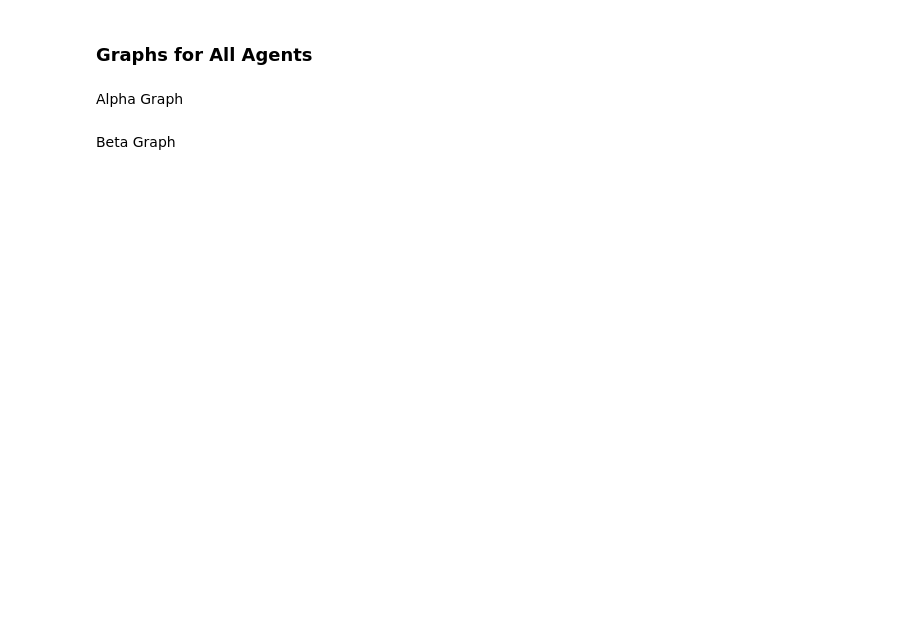
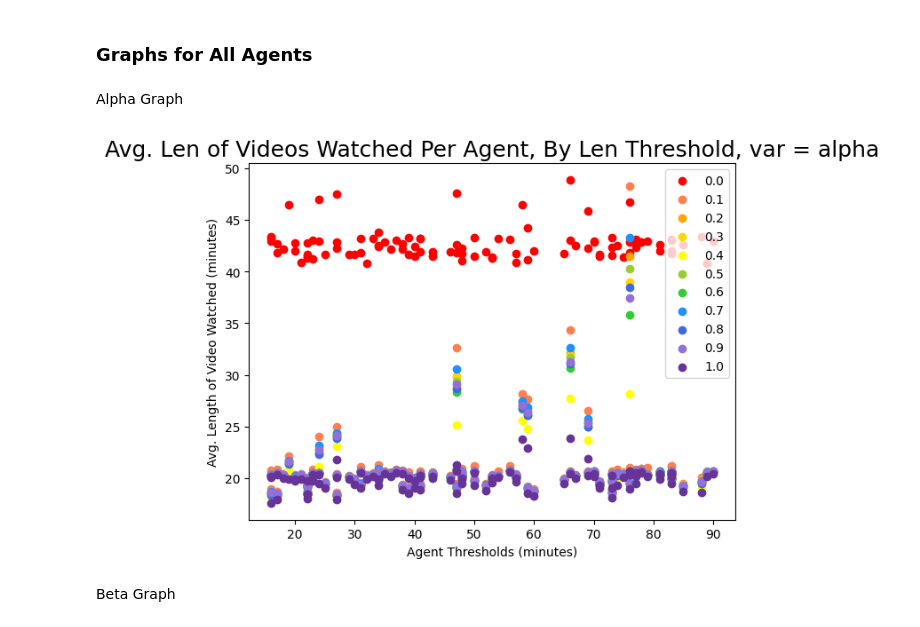
Before and after one commit to snyder-research-group/tools-of-justice, a Jupyter notebook: youtube simulation/experimenting_copy_simulation_notebook.ipynb, the cells around one changed output. Cells and saved outputs as stored; diff of their text form; code cells hidden in the pictures; blank space fills up the shorter version.

```diff
--- a/youtube simulation/experimenting_copy_simulation_notebook.ipynb
+++ b/youtube simulation/experimenting_copy_simulation_notebook.ipynb
@@ -4055,6 +4114,8 @@ if(SCORE_SYSTEM_TOGGLE):
 ### Graphs for All Agents
 # %% [markdown]
 Alpha Graph
+# %%
+var_to_test = 'gamma'
 # %%
 # Avg. Extremeness of Videos Watched Per Agent Regression
 
@@ -4103,41 +4164,48 @@ if(var_to_test == "gamma"):
     for g in range(len(gamma_values)):
         gamma_x = gamma_lines_extr[g][0]
         gamma_y = gamma_lines_extr[g][1]
-        sns.regplot(x = gamma_x, y = gamma_y, lowess=True, scatter = False, label = gamma_values[g], color = colors[g])
+        plt.scatter(gamma_x,gamma_y, color = colors[g], label = gamma_values[g])
+        # sns.regplot(x = gamma_x, y = gamma_y, lowess=True, scatter = False, label = gamma_values[g], color = colors[g])
 
 elif(var_to_test == "alpha"):
     for a in range(len(alpha_values)):
         alpha_x = alpha_lines_lens[a][0]
         alpha_y = alpha_lines_lens[a][1]
-        sns.regplot(x = alpha_x, y = alpha_y, lowess=True, scatter = False, label = alpha_values[a], color = colors[a])
+        plt.scatter(alpha_x,alpha_y, color = colors[a], label = alpha_values[a])
+        # sns.regplot(x = alpha_x, y = alpha_y, lowess=True, scatter = False, label = alpha_values[a], color = colors[a])
 
 
 elif(var_to_test == "beta"):
     for b in range(len(beta_values)):
         beta_x = beta_lines_lens[b][0]
         beta_y = beta_lines_lens[b][1]
-        sns.regplot(x = beta_x, y = beta_y, lowess=True, scatter = False, label = beta_values[b], color = colors[b])
+        plt.scatter(beta_x,beta_y, color = colors[b], label = beta_values[b])
+        # sns.regplot(x = beta_x, y = beta_y, lowess=True, scatter = False, label = beta_values[b], color = colors[b])
 
 elif(var_to_test == "delta"):
     for d in range(len(delta_values)):
         delta_x = delta_lines_lens[d][0]
         delta_y = delta_lines_lens[d][1]
-        sns.regplot(x = delta_x, y = delta_y, lowess=True, scatter = False, label = delta_values[d], color = colors[d])
+        plt.scatter(delta_x,delta_y, color = colors[d], label = delta_values[d])
+        # sns.regplot(x = delta_x, y = delta_y, lowess=True, scatter = False, label = delta_values[d], color = colors[d])
 
 
 
 plt.title('Avg. Len of Videos Watched Per Agent, By Len Threshold, var = ' + var_to_test, fontsize = 18)
 # sns.regplot(x = x1_alphagraph, y = y1_alphagraph, lowess=True, scatter = False, label = "None", line_kws={"color": "midnightblue"})
 # # sns.regplot(x = x_rec, y = y_rec, lowess=True, scatter = False, label = "Rec", line_kws={"color": "royalblue"})
 # # sns.regplot(x = x_rand, y = y_rand, lowess=True, scatter = False, label = "Rand", line_kws={"color": "cornflowerblue"})
 # sns.regplot(x = x_score1_alphagraph, y = y_score1_alphagraph, lowess=True, scatter = False, label = "Score", line_kws={"color": "powderblue"})
 plt.legend(loc='upper right')
 ax = plt.gca()
 leg = ax.get_legend()
+# plt.yticks(numpy.arange(20, 23, 0.05))
 
 plt.show()
 plt.close()
 # END ALPHA GRAPH
+# %% [output]
+[figure, added]
 # %% [markdown]
 Beta Graph
 # %%
```
Also changed, not shown: parts of 32 cells of this notebook, 1 other file.
